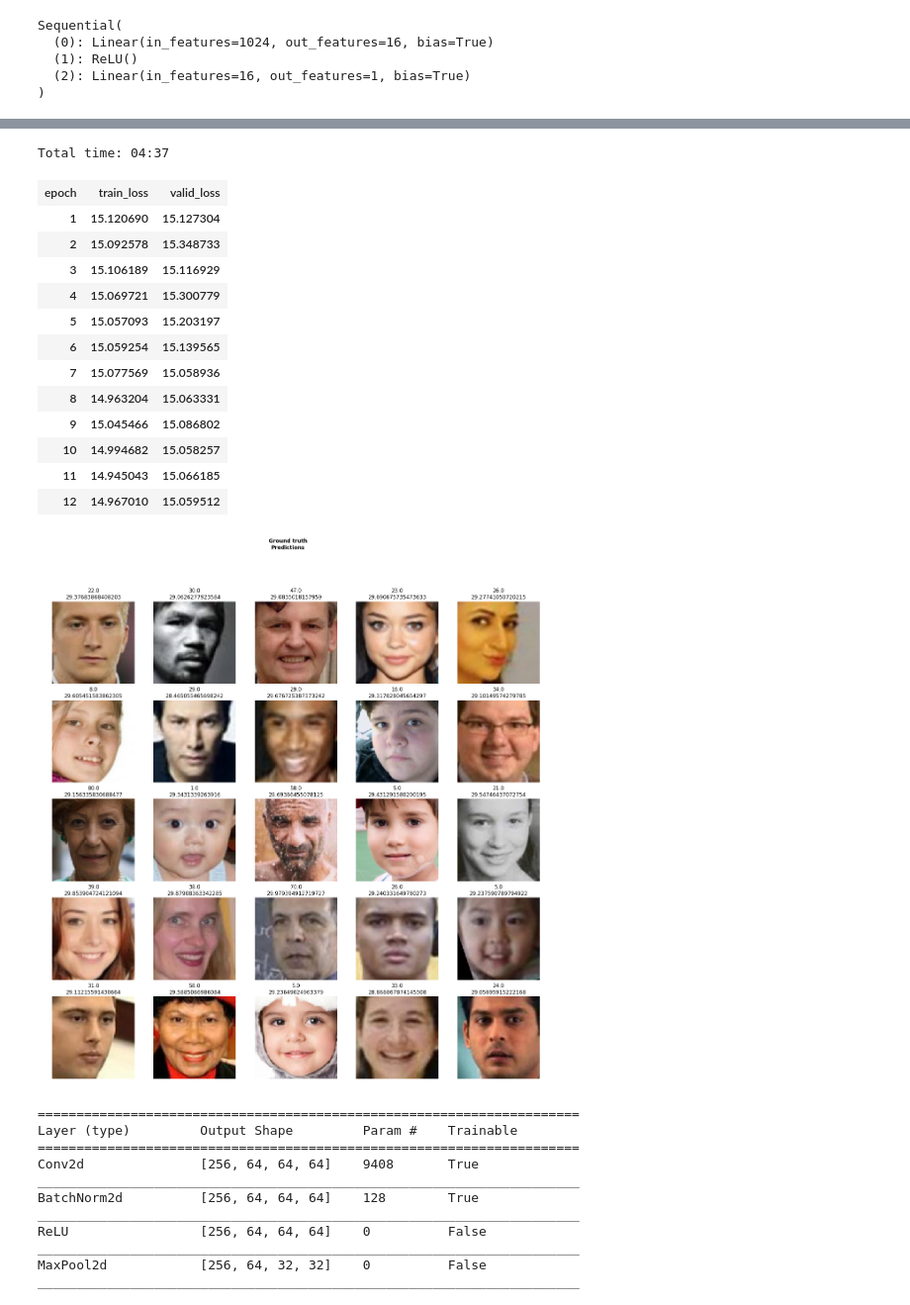
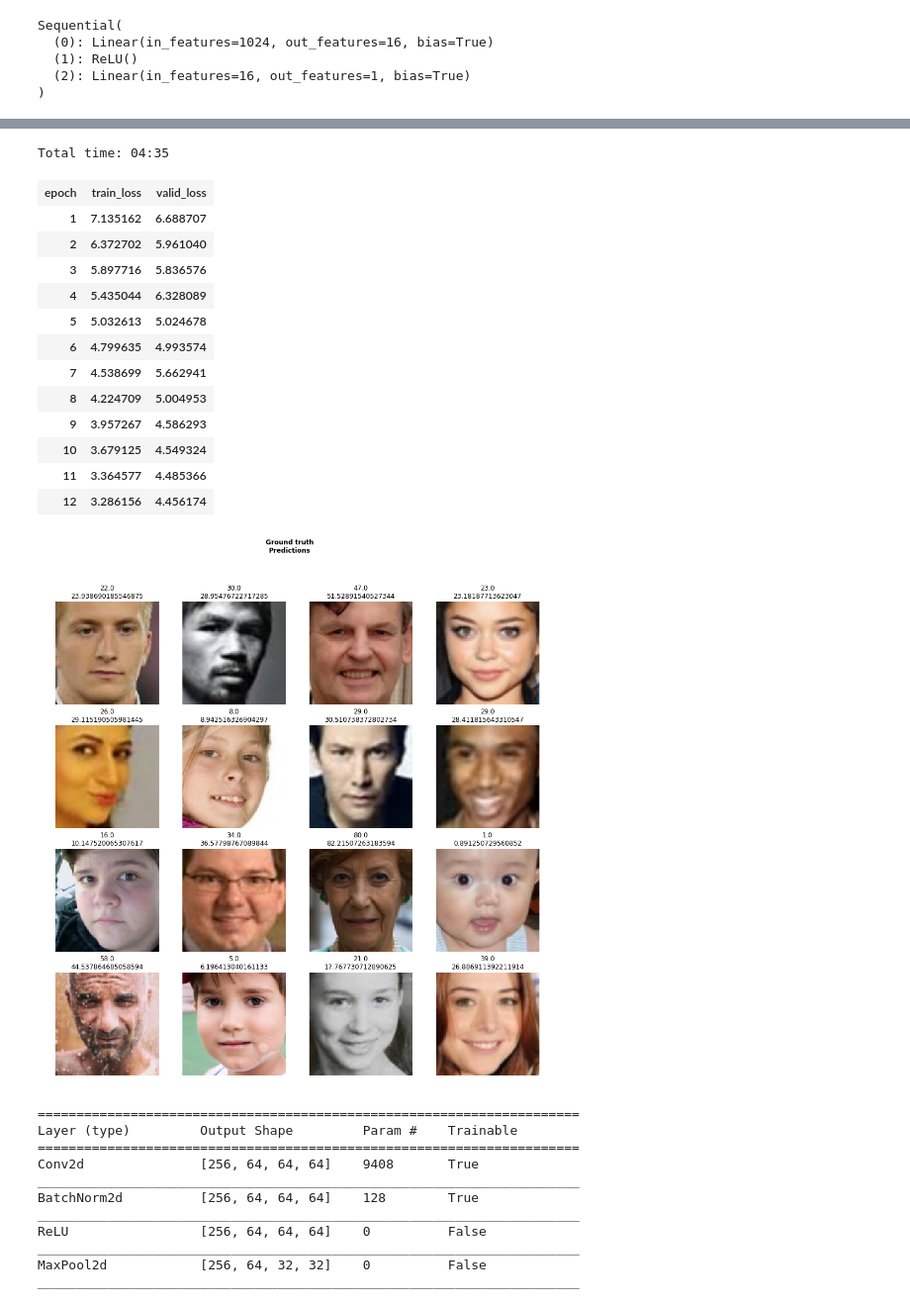
Before and after one commit to mraggi/PlaygroundTestingSharing, a Jupyter notebook: MinimalAgeFinder.ipynb, the cells around one changed output, grey strips where cells are left out. Shown at 99% size. Cells and saved outputs as stored; diff of their text form; code cells hidden in the pictures.

```diff
--- a/MinimalAgeFinder.ipynb
+++ b/MinimalAgeFinder.ipynb
@@ -32,3 +32,10 @@ data.show_batch(rows=3, figsize=(7,7))
 # %%
-layers = list(models.resnet18(pretrained=True).children())[:-2]
-layers += [AdaptiveConcatPool2d(),Flatten(),nn.Linear(1024, 16), nn.ReLU(), nn.Linear(16,1)]
+class AgeModel(nn.Module):
+    def __init__(self):
+        super().__init__()
+        layers = list(models.resnet18(pretrained=True).children())[:-2]
+        layers += [AdaptiveConcatPool2d(),Flatten()]
+        layers += [nn.Linear(1024, 16), nn.ReLU(), nn.Linear(16,1)]
+        self.agemodel = nn.Sequential(*layers)
+    def forward(self, x):
+        return self.agemodel(x).squeeze() # could add 116*torch.sigmoid
@@ -37,3 +42,5 @@ model = nn.Sequential(*layers)
+# %%
+model = AgeModel()
 # %%
 learn = Learner(data, model, loss_func = F.l1_loss)
 # %%
@@ -58,0 +66,2 @@ Total time: 00:54
+# %%
+learn.fit_one_cycle(5)
@@ -65,25 +82,24 @@ LR Finder is complete, type {learner_name}.recorder.plot() to see the graph.
 # %%
-
-learn.fit_one_cycle(12, max_lr = slice(1e-4,1e-2))
+learn.fit_one_cycle(12, max_lr = slice(1e-4,1e-3))
 # %% [output]
-Total time: 04:37
+Total time: 04:35
 | epoch | train_loss | valid_loss |
-| 1 | 15.120690 | 15.127304 |
-| 2 | 15.092578 | 15.348733 |
-| 3 | 15.106189 | 15.116929 |
-| 4 | 15.069721 | 15.300779 |
-| 5 | 15.057093 | 15.203197 |
-| 6 | 15.059254 | 15.139565 |
-| 7 | 15.077569 | 15.058936 |
-| 8 | 14.963204 | 15.063331 |
-| 9 | 15.045466 | 15.086802 |
-| 10 | 14.994682 | 15.058257 |
-| 11 | 14.945043 | 15.066185 |
-| 12 | 14.967010 | 15.059512 |
+| 1 | 7.135162 | 6.688707 |
+| 2 | 6.372702 | 5.961040 |
+| 3 | 5.897716 | 5.836576 |
+| 4 | 5.435044 | 6.328089 |
+| 5 | 5.032613 | 5.024678 |
+| 6 | 4.799635 | 4.993574 |
+| 7 | 4.538699 | 5.662941 |
+| 8 | 4.224709 | 5.004953 |
+| 9 | 3.957267 | 4.586293 |
+| 10 | 3.679125 | 4.549324 |
+| 11 | 3.364577 | 4.485366 |
+| 12 | 3.286156 | 4.456174 |
 # %%
-learn.show_results()
+learn.show_results(rows=4)
 # %% [output]
-[figure, old version]
+[figure, new version]
 # %%
 learn.summary()
 # %% [output]
```
Also changed, not shown: parts of 6 cells of this notebook.
